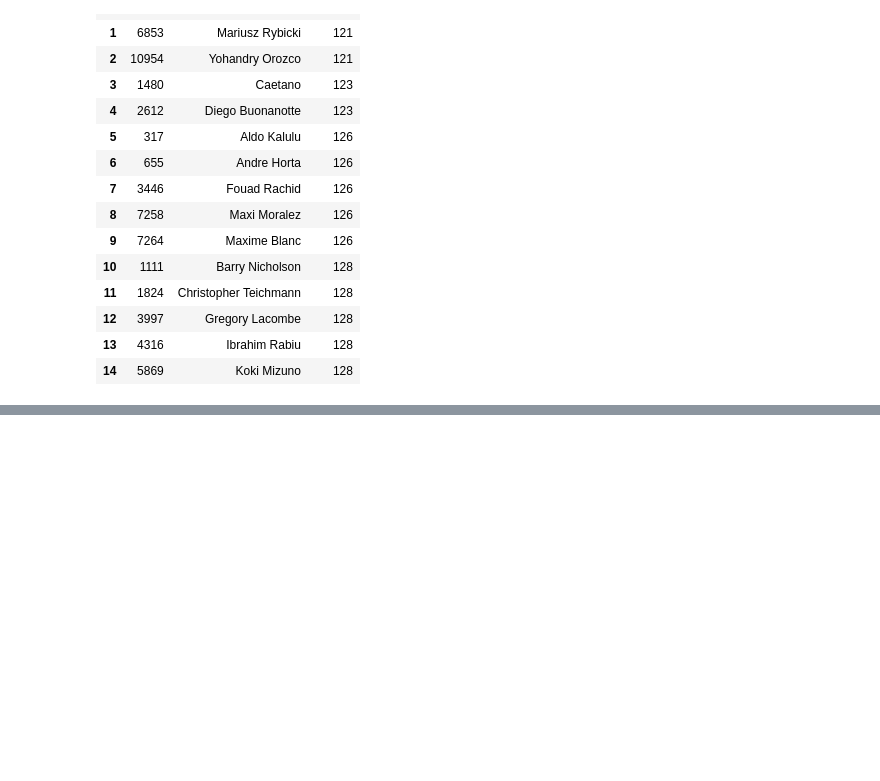
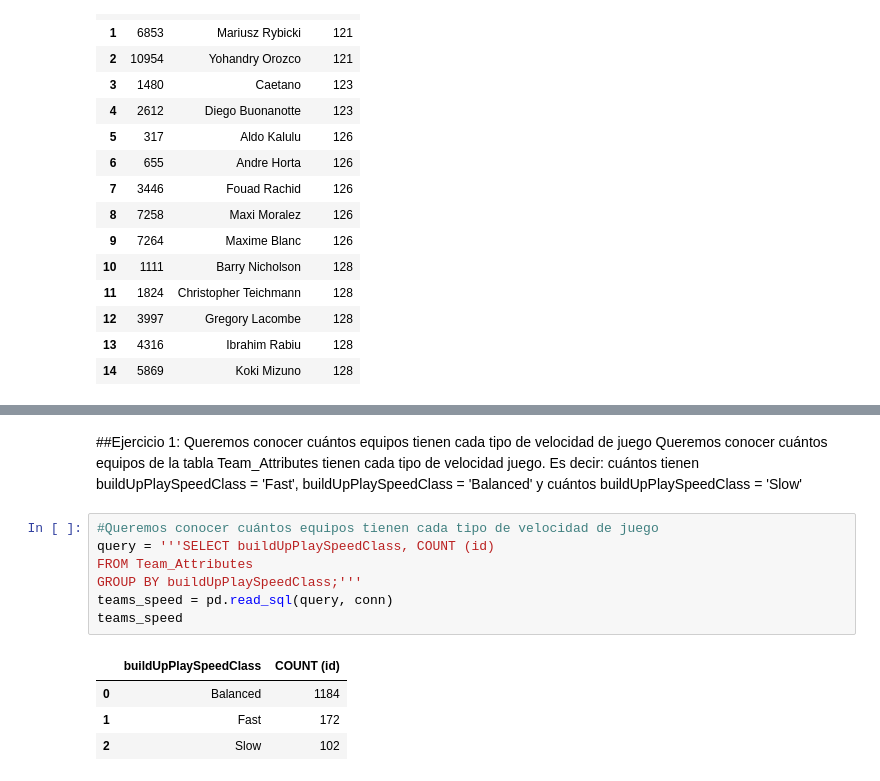
Before and after one commit to LorenaAmaya/Talento-Tech, a Jupyter notebook: TALLER_SQL.ipynb, the cells around one changed output, grey strips where cells are left out. Cells and saved outputs as stored; diff of their text form; blank space fills up the shorter version.

```diff
--- a/TALLER_SQL.ipynb
+++ b/TALLER_SQL.ipynb
@@ -1043,0 +1115,15 @@ player_wasc
+# %% [markdown]
+##Ejercicio 1: Queremos conocer cuántos equipos tienen cada tipo de velocidad de juego
+Queremos conocer cuántos equipos de la tabla Team_Attributes tienen cada tipo de velocidad juego. Es decir: cuántos tienen buildUpPlaySpeedClass = 'Fast', buildUpPlaySpeedClass = 'Balanced' y cuántos buildUpPlaySpeedClass = 'Slow'
+# %%
+#Queremos conocer cuántos equipos tienen cada tipo de velocidad de juego
+query = '''SELECT buildUpPlaySpeedClass, COUNT (id)
+FROM Team_Attributes
+GROUP BY buildUpPlaySpeedClass;'''
+teams_speed = pd.read_sql(query, conn)
+teams_speed
+# %% [output]
+|  | buildUpPlaySpeedClass | COUNT (id) |
+| 0 | Balanced | 1184 |
+| 1 | Fast | 172 |
+| 2 | Slow | 102 |
```
Also changed, not shown: parts of 10 cells of this notebook.
